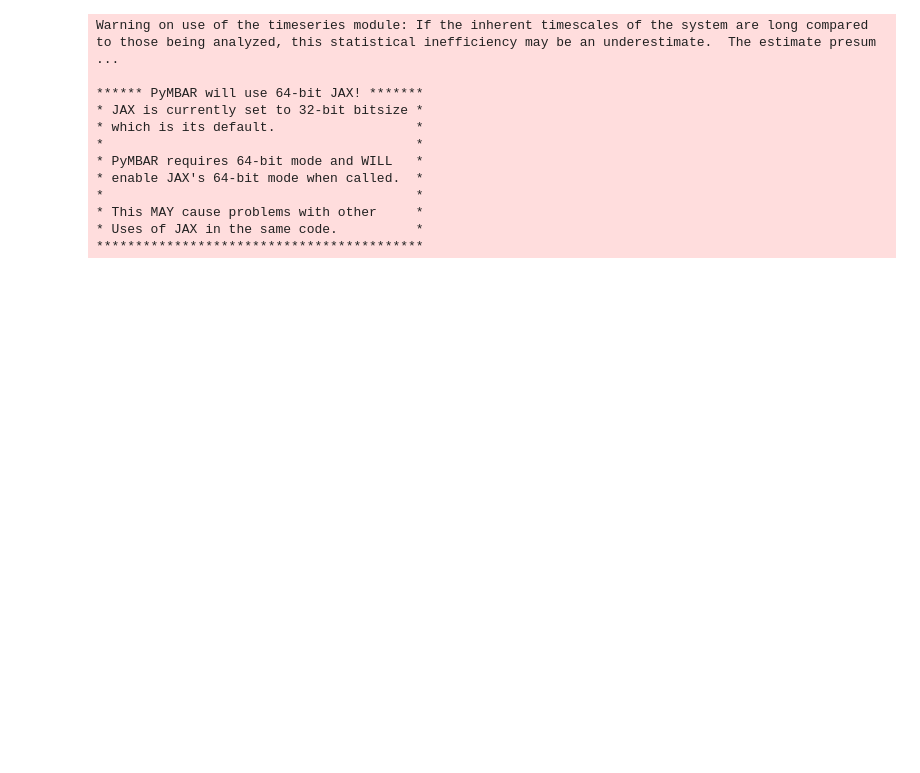
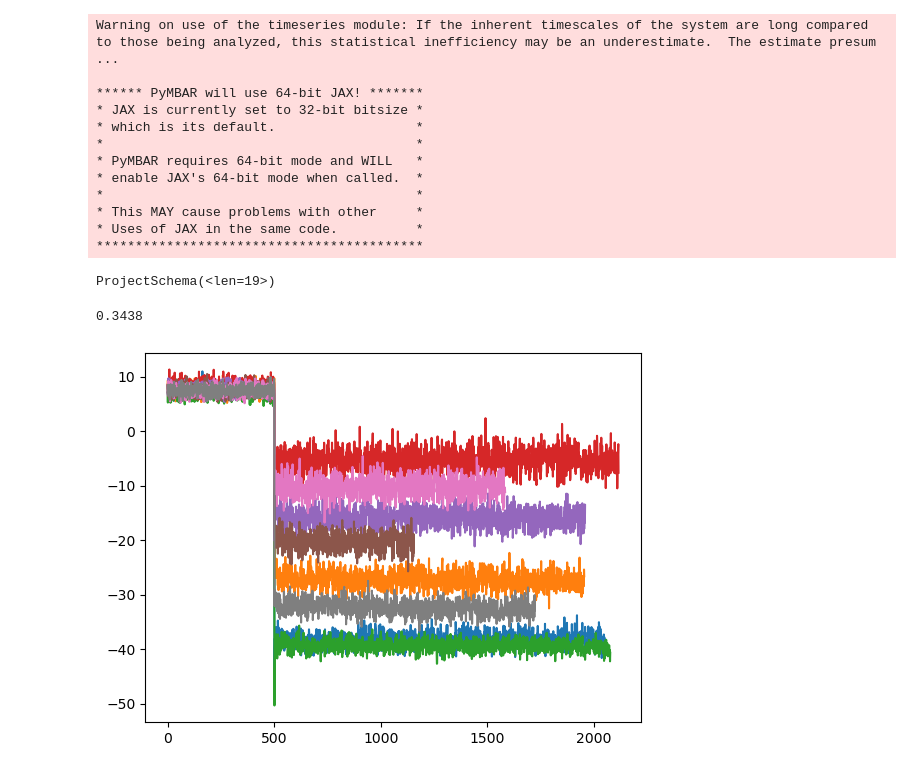
Before and after one commit to chrisjonesBSU/pps-msibi, a Jupyter notebook: notebooks/sampling-tg.ipynb, the cells around one changed output. Drawn from its saved outputs; the diff is of its cells as text; code cells hidden in the pictures; blank space fills up the shorter version.

```diff
--- a/notebooks/sampling-tg.ipynb
+++ b/notebooks/sampling-tg.ipynb
@@ -21,4 +21,23 @@ Warning on use of the timeseries module: If the inherent timescales of the syste
 ******************************************
 # %%
 project = signac.get_project("../validation/")
-job_filter = {"remove_hydrogens": True, "remove_charges": True}
+job_filter = {"remove_hydrogens": True, "remove_charges": True, "pressure": 0.0013933}
+# %%
+project.detect_schema()
+# %% [output]
+ProjectSchema(<len=19>)
+# %%
+job.doc.ref_length
+# %% [output]
+0.3438
+# %%
+for job in project.find_jobs(filter=job_filter):
+    data = np.genfromtxt(job.fn("log.txt"), names=True)
+    temp = data["mdcomputeThermodynamicQuantitieskinetic_temperature"]
+    vol = data["mdcomputeThermodynamicQuantitiesvolume"]
+    pressure = data["mdcomputeThermodynamicQuantitiespressure"]
+    #plt.plot(vol[3600:])
+    #plt.plot(temp[3950:])
+    plt.plot(pressure[3500:])
+# %% [output]
+[figure, added]
```
Also changed, not shown: parts of 7 cells of this notebook, 2 other files.
